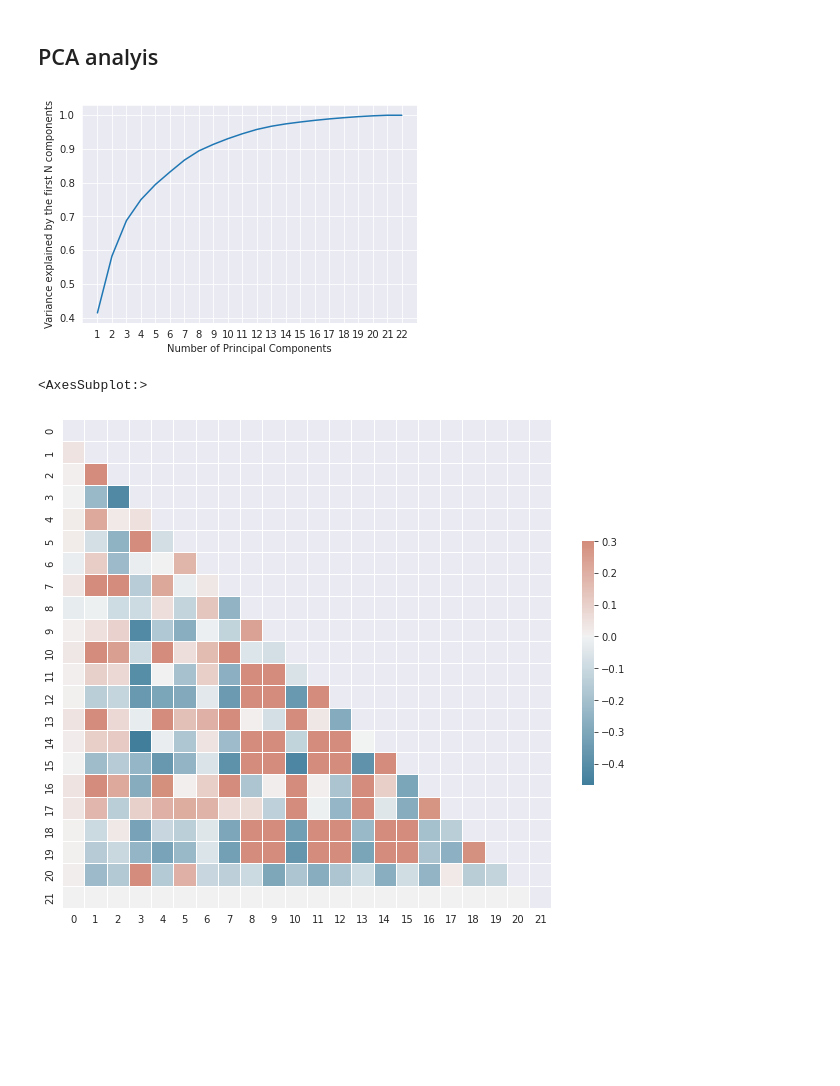
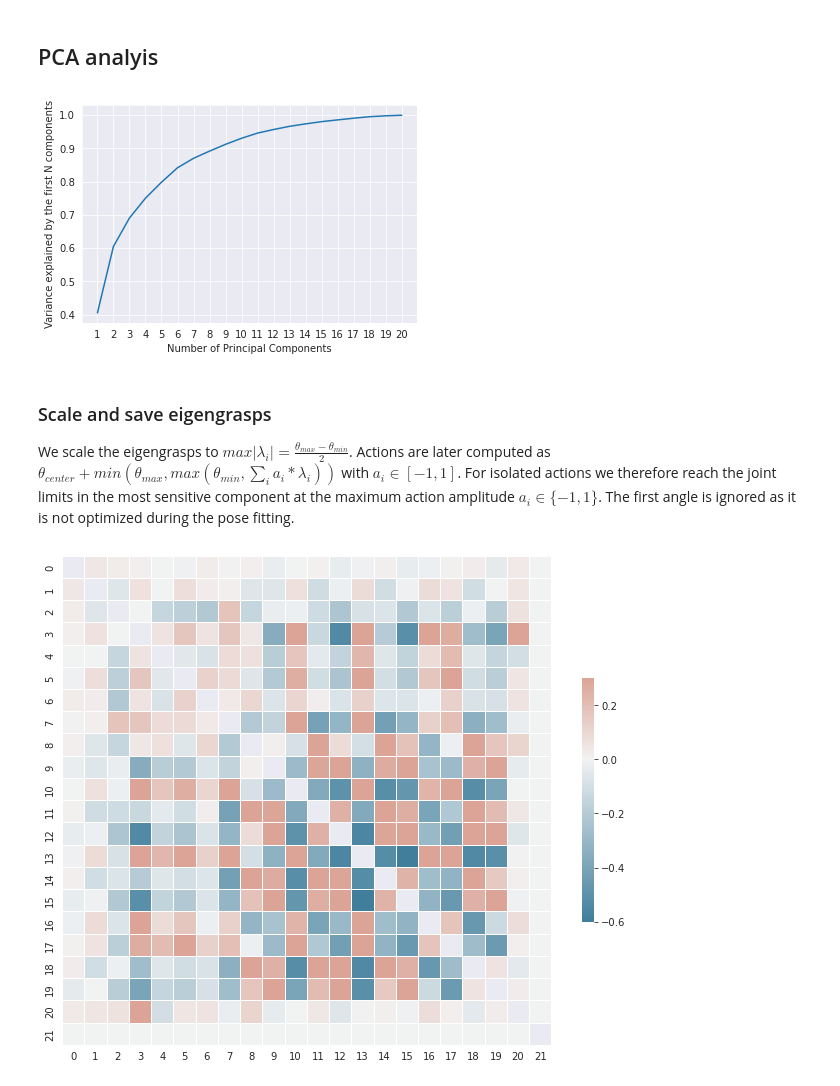
Before and after one commit to amacati/sh_eigen, a Jupyter notebook: data_analysis.ipynb, the cells around one changed output. Cells and saved outputs as stored; diff of their text form; code cells hidden in the pictures; blank space fills up the shorter version.

Commit message:
Update eigengrasps. Fix JOINT_LIMITS not using np arrays. Complete analysis notebook

```diff
--- a/data_analysis.ipynb
+++ b/data_analysis.ipynb
@@ -56,7 +62,7 @@ sns.displot(df, x="error", hue="valid")
 ## PCA analyis
 # %%
 pca = PCA()
-pca.fit(valid_df)  # SKLearn centers the data before applying the SVD
+pca.fit(valid_df[joint_names])  # SKLearn centers the data before applying the SVD
 svals = pca.singular_values_
 expl_var = pca.explained_variance_ratio_
 sns.lineplot(x=np.arange(1,len(expl_var)+1),y=np.cumsum(expl_var))
@@ -65,4 +71,4 @@ plt.xticks(np.arange(1,len(expl_var)+1))
 plt.ylabel("Variance explained by the first N components")
 plt.show()
 # %% [output]
-[figure, old version]
+[figure, new version]
@@ -72,0 +75,3 @@ with open(root / "eigengrasps.json", "w") as f:
+# %% [markdown]
+### Scale and save eigengrasps
+We scale the eigengrasps to $max|\lambda_i| = \frac{\theta_{max}-\theta_{min}}{2}$. Actions are later computed as $\theta_{center} + min(\theta_{max}, max(\theta_{min}, \sum_i a_i*\lambda_i))$ with $a_i \in [-1,1]$. For isolated actions we therefore reach the joint limits in the most sensitive component at the maximum action amplitude $a_i \in \{-1,1\}$. The first angle is ignored as it is not optimized during the pose fitting.
@@ -73,21 +88,19 @@ with open(root / "eigengrasps.json", "w") as f:
 # %%
 # Scale data to zero mean unit variance to make patterns more visible
 scaler = StandardScaler()
 valid_df_scaled = scaler.fit_transform(valid_df)
 _pca = PCA()
 _pca.fit(valid_df_scaled)
 
 f, ax = plt.subplots(figsize=(11, 9))
 
 # Generate a custom diverging colormap
 cmap = sns.diverging_palette(230, 20, as_cmap=True)
 corr = _pca.get_covariance()
-mask = np.triu(np.ones_like(corr, dtype=bool))
-
+mask = np.diag(np.ones(corr.shape[0]))
 # Draw the heatmap with the mask and correct aspect ratio
 # WARNING: vmax reduces actual contrast to make structures more visible, remove to get a numerically accurate heatmap
-sns.heatmap(corr, mask=mask, cmap=cmap, center=0, vmax=.3,
-            square=True, linewidths=.5, cbar_kws={"shrink": 0.5})
+ax = sns.heatmap(corr, mask=mask, cmap=cmap, center=0, vmax=.3,
+                 square=True, linewidths=.5, cbar_kws={"shrink": 0.5})
 # %% [output]
-<AxesSubplot:>
-[figure, old version]
+[figure, new version]
```
Also changed, not shown: parts of 7 cells of this notebook, 6 other files.
